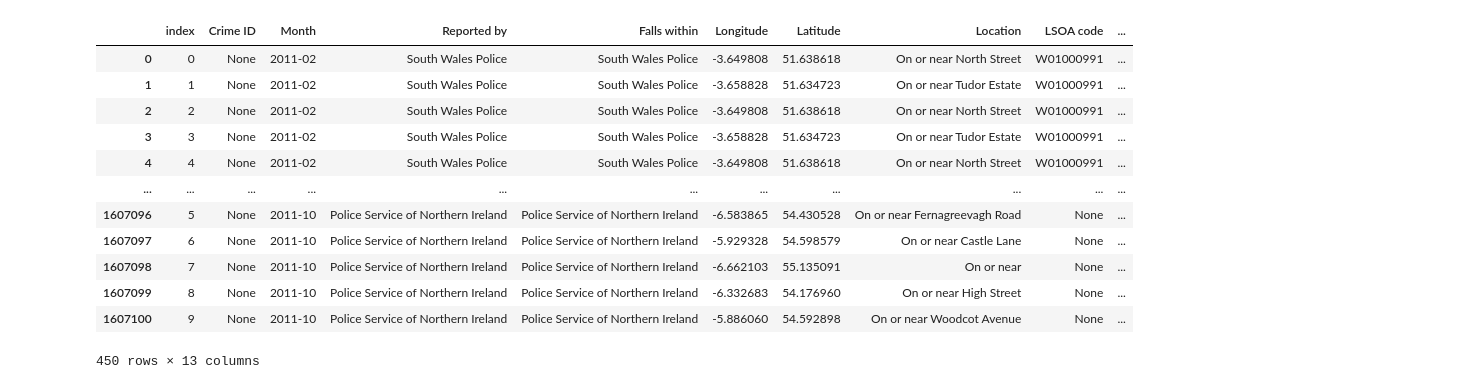
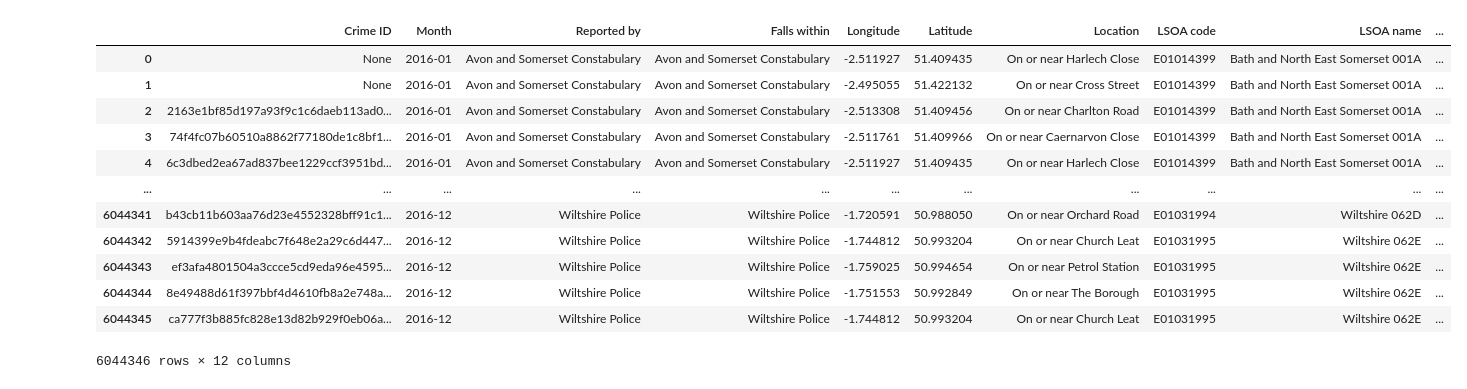
Before and after one commit to Dazai1623818/Datachallenge-2, a Jupyter notebook: Prophet.ipynb, the cells around one changed output. Cells and saved outputs as stored; diff of their text form; code cells hidden in the pictures.

```diff
--- a/Prophet.ipynb
+++ b/Prophet.ipynb
@@ -8,22 +8,23 @@ import pandas as pd
 from prophet import Prophet
 # %%
 path = '/home/dazai/Documents/Data challenge/Data/Aggregated'
-df_data = pd.read_feather(f"{path}/2011_street.feather")
-df_data.drop('index')
+df_data = pd.read_feather(f"{path}/2016_street.feather")
+df_data = df_data.drop(columns=['index'])
+# df_data = df_data.iloc[:30000]
+df_test = pd.read_feather(f"{path}/2017_street.feather")
+df_test = df_test.drop(columns=['index'])
 df_data
+# %% [output]
+|  | Crime ID | Month | Reported by | Falls within | Longitude | Latitude | Location | LSOA code | LSOA name | ... |
+| 0 | None | 2016-01 | Avon and Somerset Constabulary | Avon and Somerset Constabulary | -2.511927 | 51.409435 | On or near Harlech Close | E01014399 | Bath and North East Somerset 001A | ... |
+| 1 | None | 2016-01 | Avon and Somerset Constabulary | Avon and Somerset Constabulary | -2.495055 | 51.422132 | On or near Cross Street | E01014399 | Bath and North East Somerset 001A | ... |
+| 2 | 2163e1bf85d197a93f9c1c6daeb113ad0... | 2016-01 | Avon and Somerset Constabulary | Avon and Somerset Constabulary | -2.513308 | 51.409456 | On or near Charlton Road | E01014399 | Bath and North East Somerset 001A | ... |
+| 3 | 74f4fc07b60510a8862f77180de1c8bf1... | 2016-01 | Avon and Somerset Constabulary | Avon and Somerset Constabulary | -2.511761 | 51.409966 | On or near Caernarvon Close | E01014399 | Bath and North East Somerset 001A | ... |
+| 4 | 6c3dbed2ea67ad837bee1229ccf3951bd... | 2016-01 | Avon and Somerset Constabulary | Avon and Somerset Constabulary | -2.511927 | 51.409435 | On or near Harlech Close | E01014399 | Bath and North East Somerset 001A | ... |
+| ... | ... | ... | ... | ... | ... | ... | ... | ... | ... | ... |
+| 6044341 | b43cb11b603aa76d23e4552328bff91c1... | 2016-12 | Wiltshire Police | Wiltshire Police | -1.720591 | 50.988050 | On or near Orchard Road | E01031994 | Wiltshire 062D | ... |
+| 6044342 | 5914399e9b4fdeabc7f648e2a29c6d447... | 2016-12 | Wiltshire Police | Wiltshire Police | -1.744812 | 50.993204 | On or near Church Leat | E01031995 | Wiltshire 062E | ... |
+| 6044343 | ef3afa4801504a3ccce5cd9eda96e4595... | 2016-12 | Wiltshire Police | Wiltshire Police | -1.759025 | 50.994654 | On or near Petrol Station | E01031995 | Wiltshire 062E | ... |
+| 6044344 | 8e49488d61f397bbf4d4610fb8a2e748a... | 2016-12 | Wiltshire Police | Wiltshire Police | -1.751553 | 50.992849 | On or near The Borough | E01031995 | Wiltshire 062E | ... |
+| 6044345 | ca777f3b885fc828e13d82b929f0eb06a... | 2016-12 | Wiltshire Police | Wiltshire Police | -1.744812 | 50.993204 | On or near Church Leat | E01031995 | Wiltshire 062E | ... |
+6044346 rows × 12 columns
-# %%
-df_data.groupby('Falls within').head(10)
-# %% [output]
-|  | index | Crime ID | Month | Reported by | Falls within | Longitude | Latitude | Location | LSOA code | ... |
-| 0 | 0 | None | 2011-02 | South Wales Police | South Wales Police | -3.649808 | 51.638618 | On or near North Street | W01000991 | ... |
-| 1 | 1 | None | 2011-02 | South Wales Police | South Wales Police | -3.658828 | 51.634723 | On or near Tudor Estate | W01000991 | ... |
-| 2 | 2 | None | 2011-02 | South Wales Police | South Wales Police | -3.649808 | 51.638618 | On or near North Street | W01000991 | ... |
-| 3 | 3 | None | 2011-02 | South Wales Police | South Wales Police | -3.658828 | 51.634723 | On or near Tudor Estate | W01000991 | ... |
-| 4 | 4 | None | 2011-02 | South Wales Police | South Wales Police | -3.649808 | 51.638618 | On or near North Street | W01000991 | ... |
-| ... | ... | ... | ... | ... | ... | ... | ... | ... | ... | ... |
-| 1607096 | 5 | None | 2011-10 | Police Service of Northern Ireland | Police Service of Northern Ireland | -6.583865 | 54.430528 | On or near Fernagreevagh Road | None | ... |
-| 1607097 | 6 | None | 2011-10 | Police Service of Northern Ireland | Police Service of Northern Ireland | -5.929328 | 54.598579 | On or near Castle Lane | None | ... |
-| 1607098 | 7 | None | 2011-10 | Police Service of Northern Ireland | Police Service of Northern Ireland | -6.662103 | 55.135091 | On or near | None | ... |
-| 1607099 | 8 | None | 2011-10 | Police Service of Northern Ireland | Police Service of Northern Ireland | -6.332683 | 54.176960 | On or near High Street | None | ... |
-| 1607100 | 9 | None | 2011-10 | Police Service of Northern Ireland | Police Service of Northern Ireland | -5.886060 | 54.592898 | On or near Woodcot Avenue | None | ... |
-450 rows × 13 columns
```
Also changed, not shown: parts of 10 cells of this notebook.
